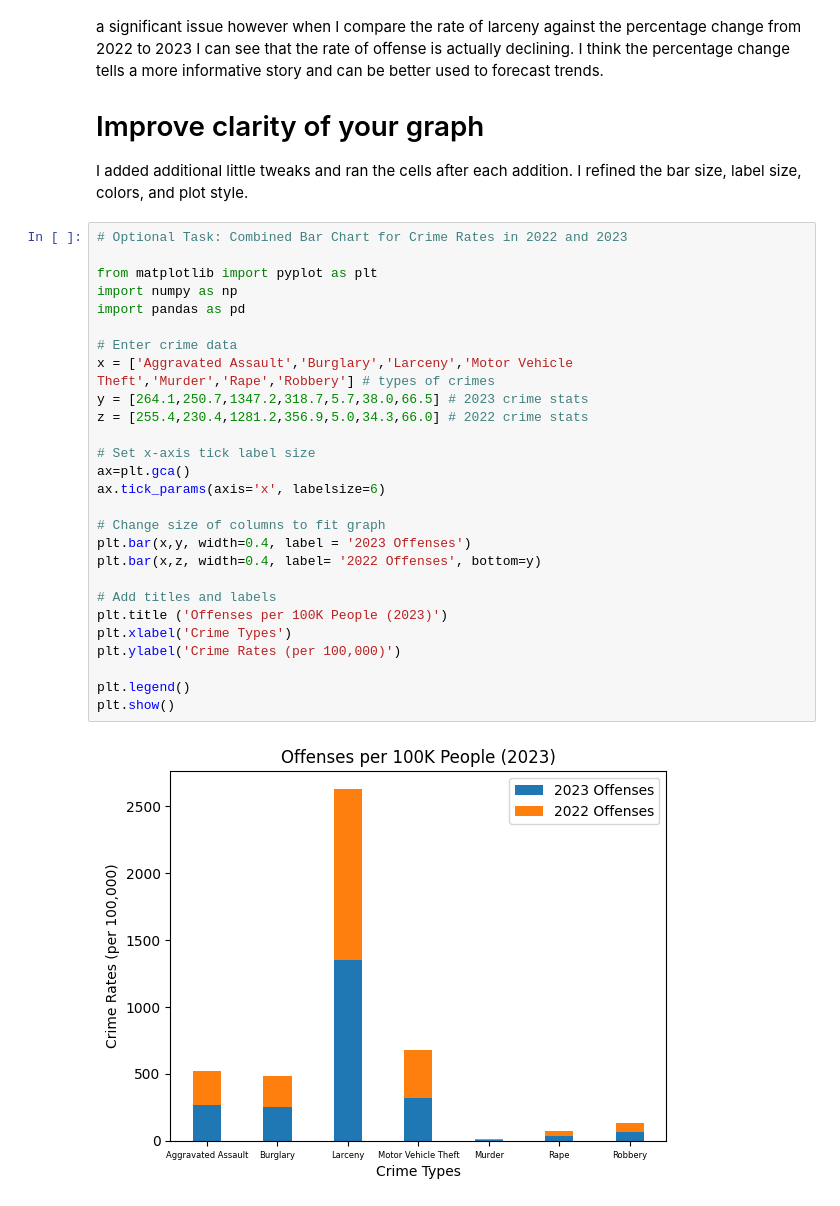
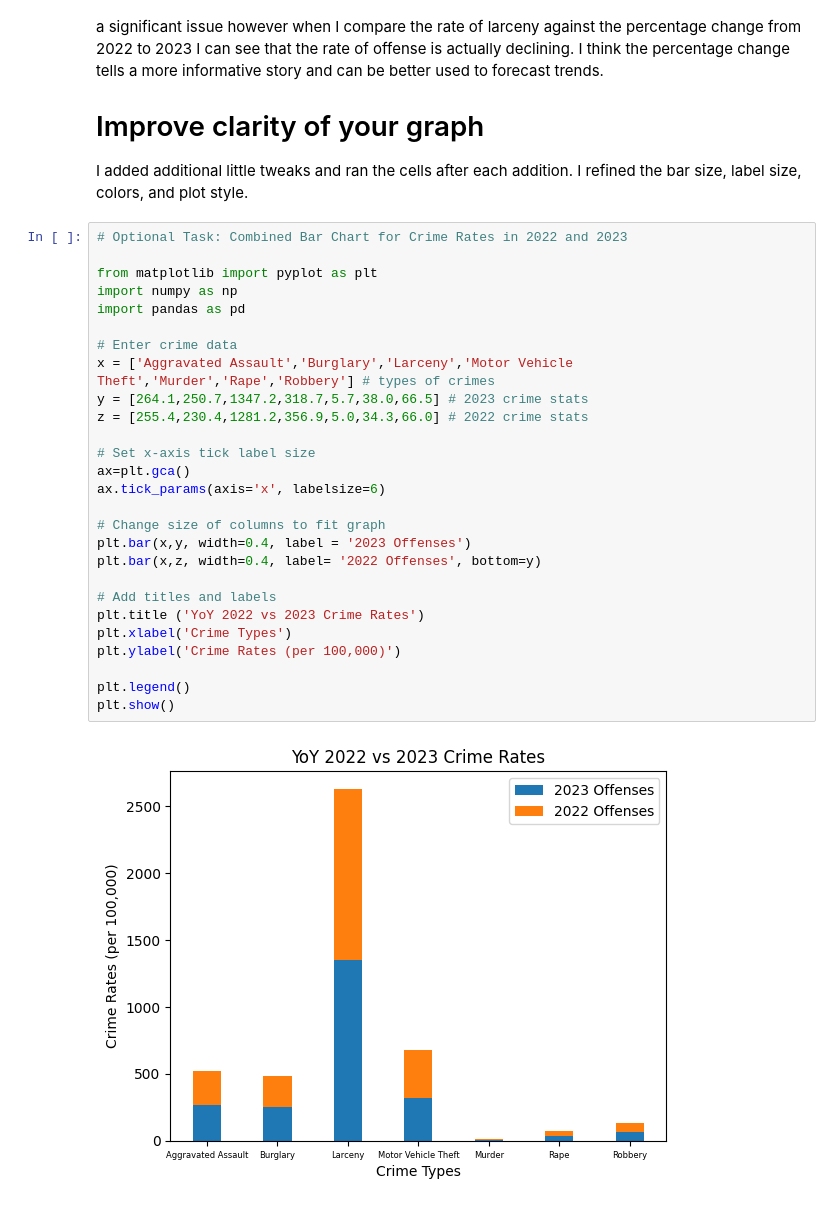
Before and after one commit to cmontg26/Data110, a Jupyter notebook: Data110_CandaceMontgomery.ipynb, the cells around one changed output. Saved outputs shown, nothing was run; the diff lists cells and outputs as text.

```diff
--- a/Data110_CandaceMontgomery.ipynb
+++ b/Data110_CandaceMontgomery.ipynb
@@ -62,29 +62,29 @@ I added additional little tweaks and ran the cells after each addition. I refine
 # %%
 # Optional Task: Combined Bar Chart for Crime Rates in 2022 and 2023
 
 from matplotlib import pyplot as plt
 import numpy as np
 import pandas as pd
 
 # Enter crime data
 x = ['Aggravated Assault','Burglary','Larceny','Motor Vehicle Theft','Murder','Rape','Robbery'] # types of crimes
 y = [264.1,250.7,1347.2,318.7,5.7,38.0,66.5] # 2023 crime stats
 z = [255.4,230.4,1281.2,356.9,5.0,34.3,66.0] # 2022 crime stats
 
 # Set x-axis tick label size
 ax=plt.gca()
 ax.tick_params(axis='x', labelsize=6)
 
 # Change size of columns to fit graph
 plt.bar(x,y, width=0.4, label = '2023 Offenses')
 plt.bar(x,z, width=0.4, label= '2022 Offenses', bottom=y)
 
 # Add titles and labels
-plt.title ('Offenses per 100K People (2023)')
+plt.title ('YoY 2022 vs 2023 Crime Rates')
 plt.xlabel('Crime Types')
 plt.ylabel('Crime Rates (per 100,000)')
 
 plt.legend()
 plt.show()
 # %% [output]
-[figure, old version]
+[figure, new version]
```
